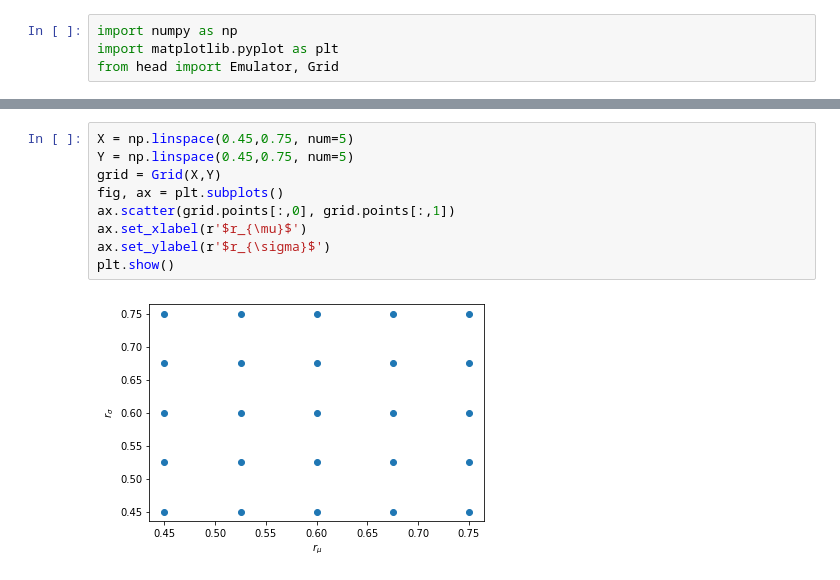
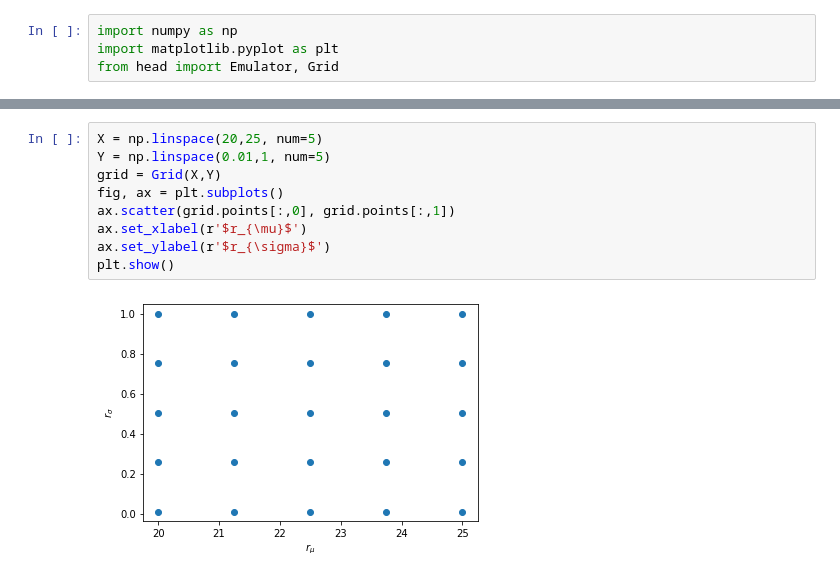
Before and after one commit to pozzo-research-group/HEAD, a Jupyter notebook: notebooks/04-Modelling nanostructure spectra and SAS profiles with polydispersity .ipynb, the cells around one changed output, grey strips where cells are left out. Drawn from its saved outputs; the diff is of its cells as text.

```diff
--- a/notebooks/04-Modelling nanostructure spectra and SAS profiles with polydispersity .ipynb
+++ b/notebooks/04-Modelling nanostructure spectra and SAS profiles with polydispersity .ipynb
@@ -31,13 +47,13 @@ plt.show()
 # %%
-X = np.linspace(0.45,0.75, num=5)
-Y = np.linspace(0.45,0.75, num=5)
+X = np.linspace(20,25, num=5)
+Y = np.linspace(0.01,1, num=5)
 grid = Grid(X,Y)
 fig, ax = plt.subplots()
 ax.scatter(grid.points[:,0], grid.points[:,1])
 ax.set_xlabel(r'$r_{\mu}$')
 ax.set_ylabel(r'$r_{\sigma}$')
 plt.show()
 # %% [output]
-[figure, old version]
+[figure, new version]
 # %%
 for i in grid:
```
Also changed, not shown: parts of 5 cells of this notebook, 1 other file.
